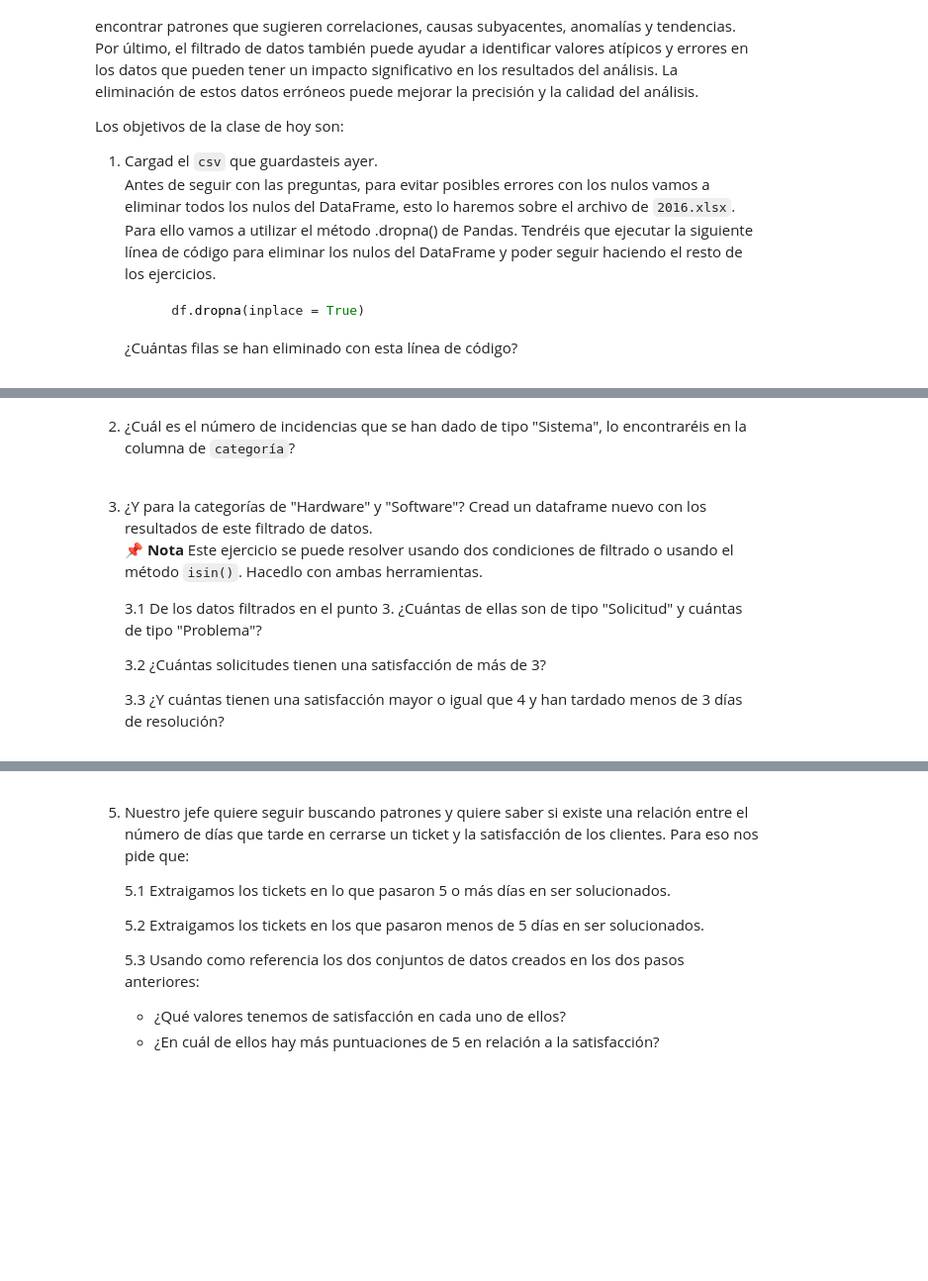
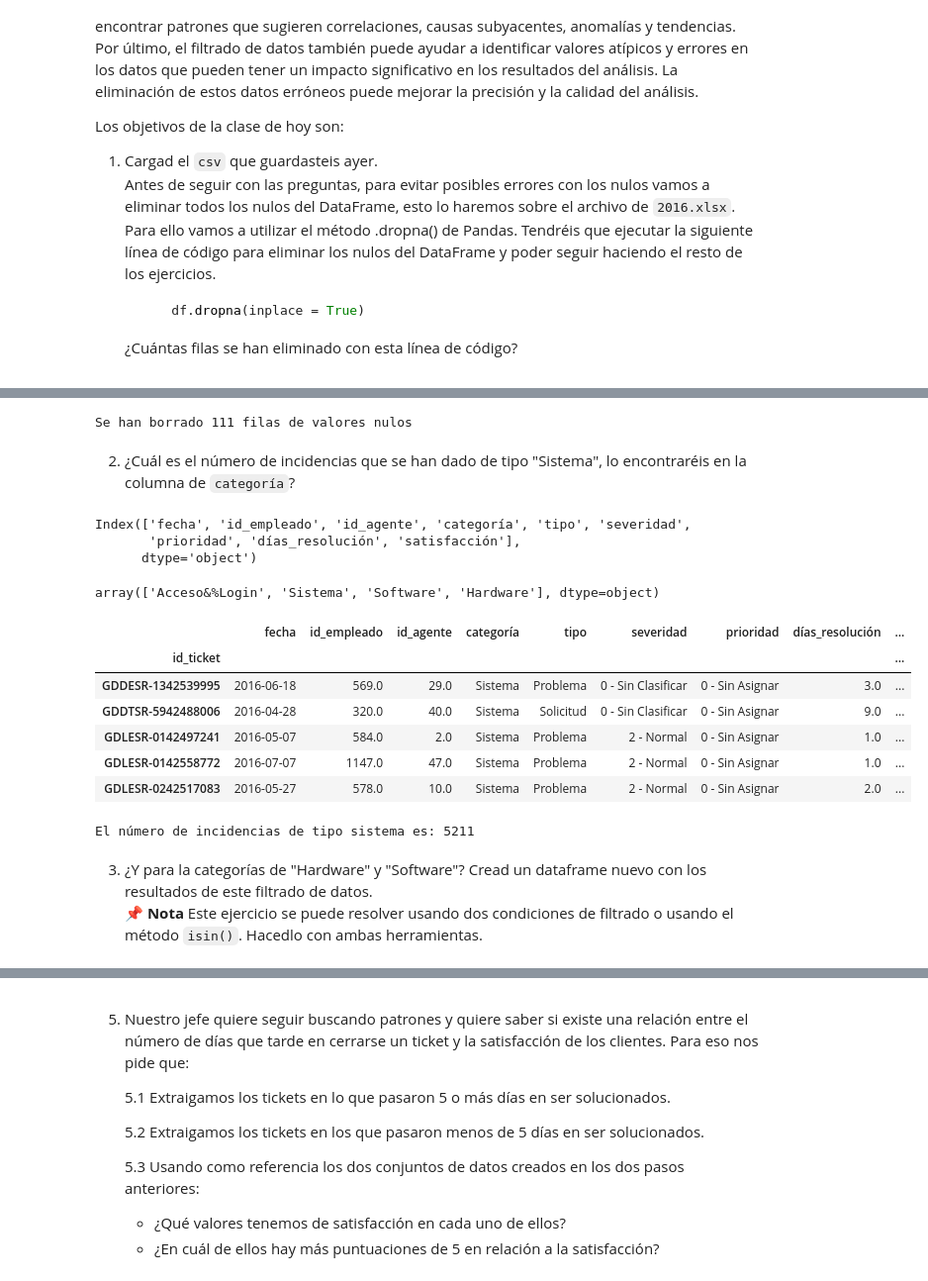
Before and after one commit to Adalab/promo-d-da-modulo2-sprint1-cassia-maitane, a Jupyter notebook: pandas/Pandas-IV-filtrado-datos.ipynb, the cells around one changed output, grey strips where cells are left out. Shown at 99% size. Cells and saved outputs as stored; diff of their text form; code cells hidden in the pictures; blank space fills up the shorter version.

```diff
--- a/pandas/Pandas-IV-filtrado-datos.ipynb
+++ b/pandas/Pandas-IV-filtrado-datos.ipynb
@@ -19,11 +37,37 @@ Los objetivos de la clase de hoy son:
+# %%
+df.dropna(inplace=True)
+filas_no_nulas = df.shape[0]
+filas_borradas = filas_antes - filas_no_nulas
+print(f'Se han borrado {filas_borradas} filas de valores nulos')
+# %% [output]
+Se han borrado 111 filas de valores nulos
 # %% [markdown]
 2. ¿Cuál es el número de incidencias que se han dado de tipo "Sistema", lo encontraréis en la columna de `categoría`?
+# %%
+df.columns
+# %% [output]
+Index(['fecha', 'id_empleado', 'id_agente', 'categoría', 'tipo', 'severidad',
+       'prioridad', 'días_resolución', 'satisfacción'],
+      dtype='object')
+# %%
+df['categoría'].unique()
+# %% [output]
+array(['Acceso&%Login', 'Sistema', 'Software', 'Hardware'], dtype=object)
+# %%
+df_sistema = df[df['categoría'] == 'Sistema']
+df_sistema.head()
+# %% [output]
+|  | fecha | id_empleado | id_agente | categoría | tipo | severidad | prioridad | días_resolución | ... |
+| id_ticket |  |  |  |  |  |  |  |  | ... |
+| GDDESR-1342539995 | 2016-06-18 | 569.0 | 29.0 | Sistema | Problema | 0 - Sin Clasificar | 0 - Sin Asignar | 3.0 | ... |
+| GDDTSR-5942488006 | 2016-04-28 | 320.0 | 40.0 | Sistema | Solicitud | 0 - Sin Clasificar | 0 - Sin Asignar | 9.0 | ... |
+| GDLESR-0142497241 | 2016-05-07 | 584.0 | 2.0 | Sistema | Problema | 2 - Normal | 0 - Sin Asignar | 1.0 | ... |
+| GDLESR-0142558772 | 2016-07-07 | 1147.0 | 47.0 | Sistema | Problema | 2 - Normal | 0 - Sin Asignar | 1.0 | ... |
+| GDLESR-0242517083 | 2016-05-27 | 578.0 | 10.0 | Sistema | Problema | 2 - Normal | 0 - Sin Asignar | 2.0 | ... |
+# %%
+print(f'El número de incidencias de tipo sistema es: {df_sistema.shape[0]}')
+# %% [output]
+El número de incidencias de tipo sistema es: 5211
 # %% [markdown]
 3. ¿Y para la categorías de "Hardware" y "Software"? Cread un dataframe nuevo con los resultados de este filtrado de datos.
     📌 **Nota** Este ejercicio se puede resolver usando dos condiciones de filtrado o usando el método `isin()`. Hacedlo con ambas herramientas.
-
-    3.1 De los datos filtrados en el punto 3. ¿Cuántas de ellas son de tipo "Solicitud" y cuántas de tipo "Problema"?
-
-    3.2 ¿Cuántas solicitudes tienen una satisfacción de más de 3?
-
-    3.3 ¿Y cuántas tienen una satisfacción mayor o igual que 4 y han tardado menos de 3 días de resolución?
```
Also changed, not shown: parts of 20 cells of this notebook, 2 other files.
